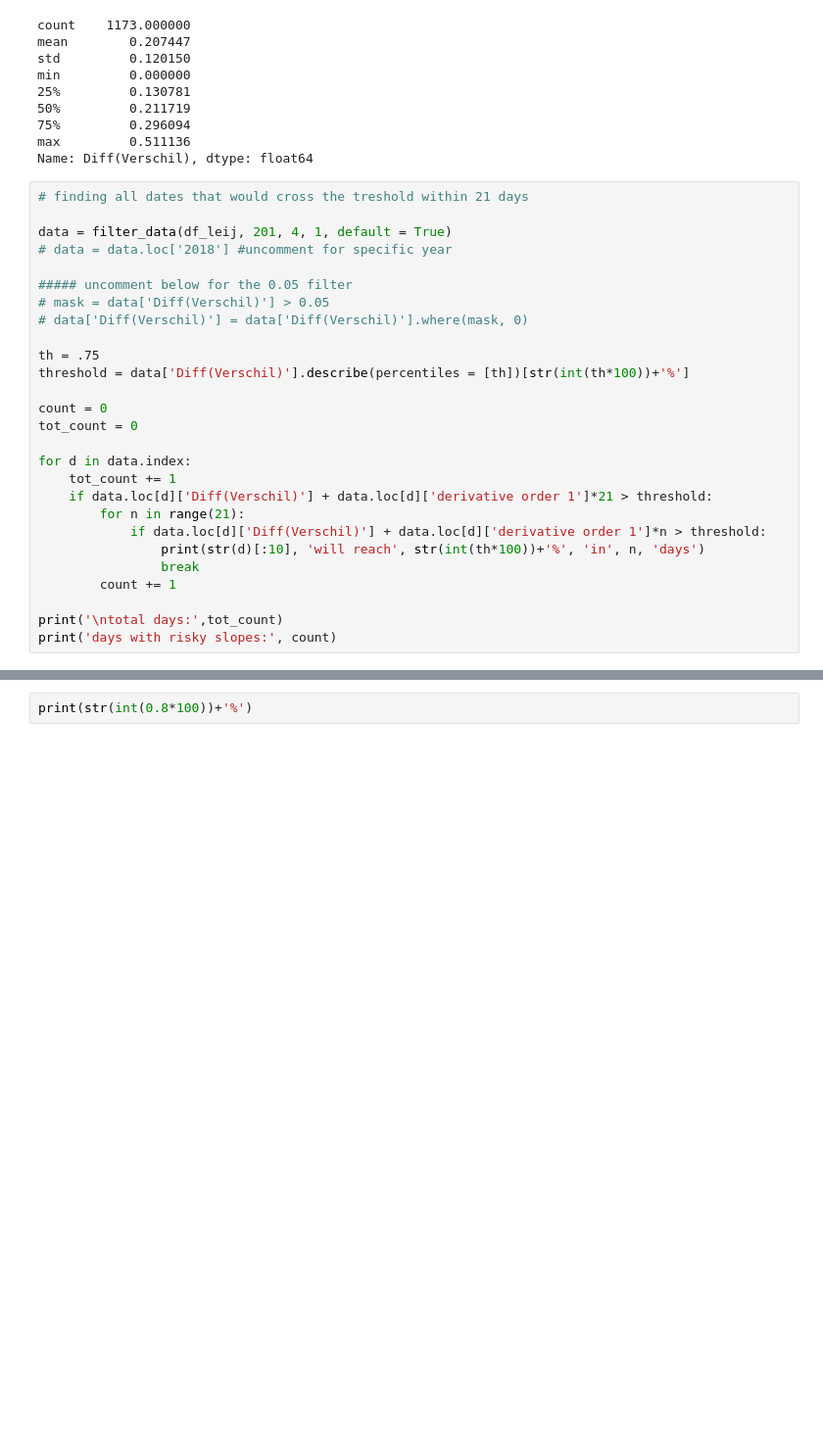
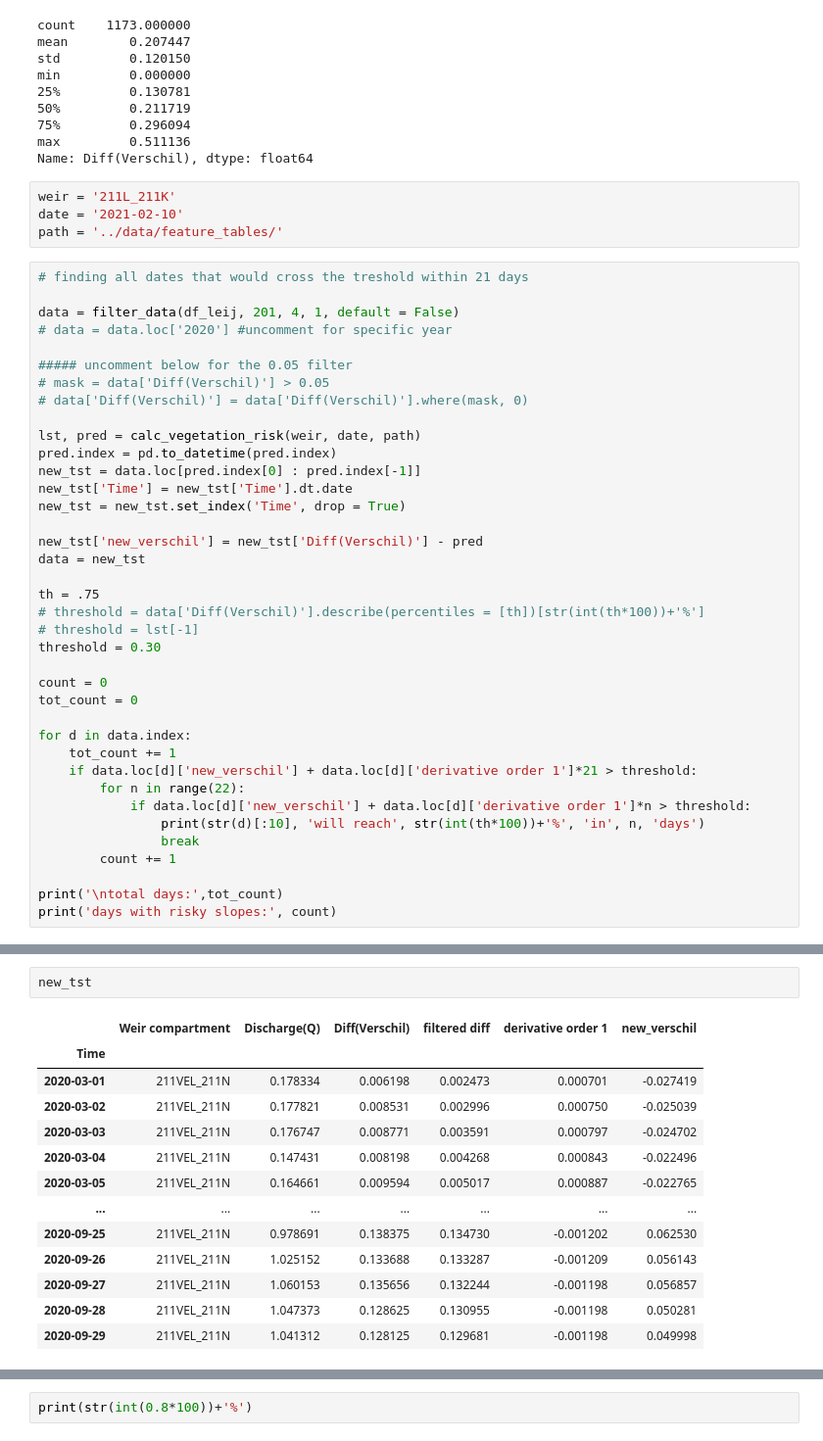
Before and after one commit to lzolyomi/DC3-Group2, a Jupyter notebook: src/mow_estimation.ipynb, the cells around one changed output, grey strips where cells are left out. Shown at 98% size. Saved outputs shown, nothing was run; the diff lists cells and outputs as text; blank space fills up the shorter version.

```diff
--- a/src/mow_estimation.ipynb
+++ b/src/mow_estimation.ipynb
@@ -188,27 +382,42 @@ min         0.000000
 75%         0.296094
 max         0.511136
 Name: Diff(Verschil), dtype: float64
+# %%
+weir = '211L_211K'
+date = '2021-02-10'
+path = '../data/feature_tables/'
 # %%
 # finding all dates that would cross the treshold within 21 days
 
-data = filter_data(df_leij, 201, 4, 1, default = True)
-# data = data.loc['2018'] #uncomment for specific year
+data = filter_data(df_leij, 201, 4, 1, default = False)
+# data = data.loc['2020'] #uncomment for specific year
 
 ##### uncomment below for the 0.05 filter
 # mask = data['Diff(Verschil)'] > 0.05
 # data['Diff(Verschil)'] = data['Diff(Verschil)'].where(mask, 0)
 
+lst, pred = calc_vegetation_risk(weir, date, path)
+pred.index = pd.to_datetime(pred.index)
+new_tst = data.loc[pred.index[0] : pred.index[-1]]
+new_tst['Time'] = new_tst['Time'].dt.date
+new_tst = new_tst.set_index('Time', drop = True)
+
+new_tst['new_verschil'] = new_tst['Diff(Verschil)'] - pred
+data = new_tst
+
 th = .75
-threshold = data['Diff(Verschil)'].describe(percentiles = [th])[str(int(th*100))+'%']
+# threshold = data['Diff(Verschil)'].describe(percentiles = [th])[str(int(th*100))+'%']
+# threshold = lst[-1]
+threshold = 0.30
 
 count = 0
 tot_count = 0
 
 for d in data.index:
     tot_count += 1
-    if data.loc[d]['Diff(Verschil)'] + data.loc[d]['derivative order 1']*21 > threshold:
-        for n in range(21):
-            if data.loc[d]['Diff(Verschil)'] + data.loc[d]['derivative order 1']*n > threshold:
+    if data.loc[d]['new_verschil'] + data.loc[d]['derivative order 1']*21 > threshold:
+        for n in range(22):
+            if data.loc[d]['new_verschil'] + data.loc[d]['derivative order 1']*n > threshold:
                 print(str(d)[:10], 'will reach', str(int(th*100))+'%', 'in', n, 'days')
                 break
         count += 1
@@ -235,0 +453,16 @@ days with risky slopes: 341
+# %%
+new_tst
+# %% [output]
+|  | Weir compartment | Discharge(Q) | Diff(Verschil) | filtered diff | derivative order 1 | new_verschil |
+| Time |  |  |  |  |  |  |
+| 2020-03-01 | 211VEL_211N | 0.178334 | 0.006198 | 0.002473 | 0.000701 | -0.027419 |
+| 2020-03-02 | 211VEL_211N | 0.177821 | 0.008531 | 0.002996 | 0.000750 | -0.025039 |
+| 2020-03-03 | 211VEL_211N | 0.176747 | 0.008771 | 0.003591 | 0.000797 | -0.024702 |
+| 2020-03-04 | 211VEL_211N | 0.147431 | 0.008198 | 0.004268 | 0.000843 | -0.022496 |
+| 2020-03-05 | 211VEL_211N | 0.164661 | 0.009594 | 0.005017 | 0.000887 | -0.022765 |
+| ... | ... | ... | ... | ... | ... | ... |
+| 2020-09-25 | 211VEL_211N | 0.978691 | 0.138375 | 0.134730 | -0.001202 | 0.062530 |
+| 2020-09-26 | 211VEL_211N | 1.025152 | 0.133688 | 0.133287 | -0.001209 | 0.056143 |
+| 2020-09-27 | 211VEL_211N | 1.060153 | 0.135656 | 0.132244 | -0.001198 | 0.056857 |
+| 2020-09-28 | 211VEL_211N | 1.047373 | 0.128625 | 0.130955 | -0.001198 | 0.050281 |
+| 2020-09-29 | 211VEL_211N | 1.041312 | 0.128125 | 0.129681 | -0.001198 | 0.049998 |
```
Also changed, not shown: parts of 8 cells of this notebook.
